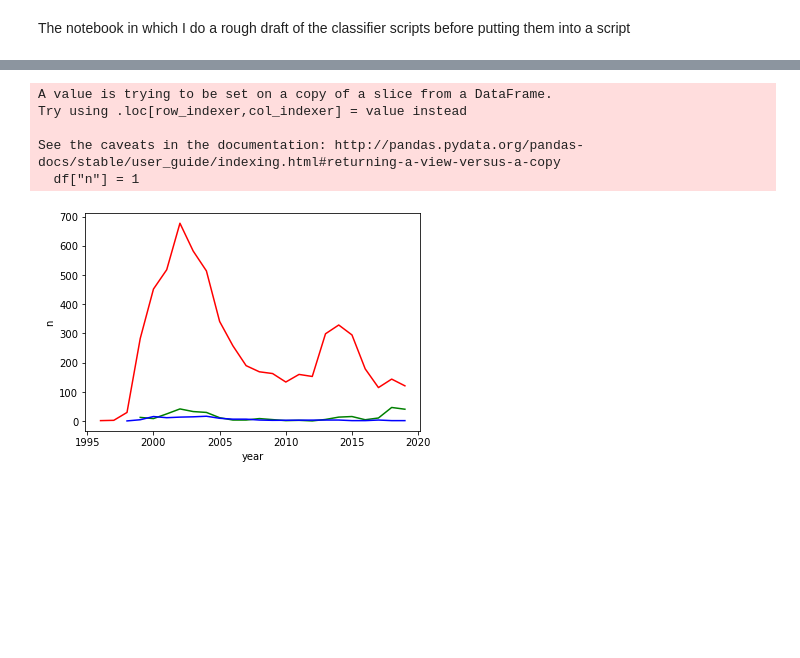
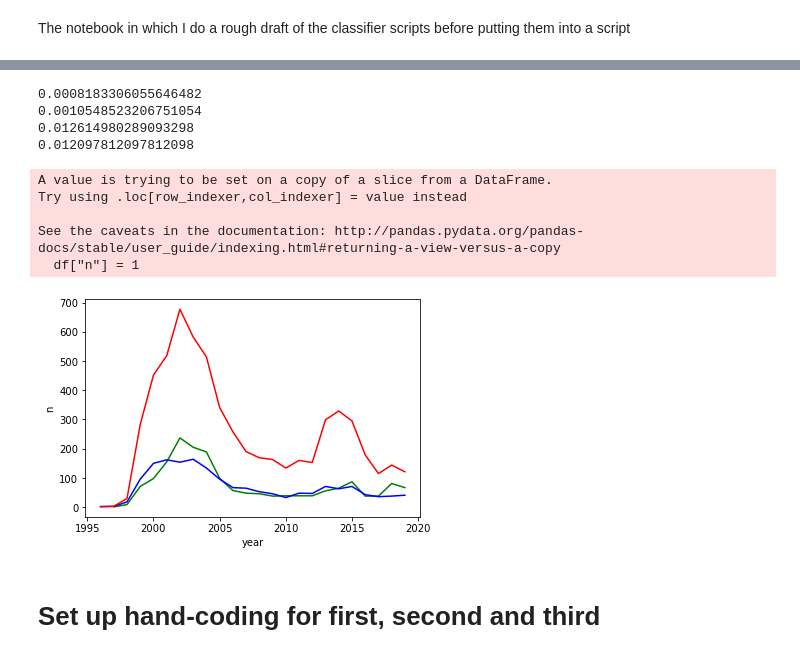
Before and after one commit to crboothb/sciencemag-careers-analysis, a Jupyter notebook: scripts/classifier.ipynb, the cells around one changed output, grey strips where cells are left out. Saved outputs shown, nothing was run; the diff lists cells and outputs as text; code cells hidden in the pictures; blank space fills up the shorter version.

Commit message:
hand coding interface, first draft

```diff
--- a/scripts/classifier.ipynb
+++ b/scripts/classifier.ipynb
@@ -321,8 +292,8 @@ counts_df.head()
 # setting up above script into a function
 
 def pronouns(f_df, sample="none"):
-    first_pronouns = [" i "," im ", " ive ", " id "," my ", " me "]
-    second_pronouns = [" you "," youre ", " youve "," youd "," your "]
+    first_pronouns = [" i "," im ", " ive ", " id "," my ", " me ", " myself "]
+    second_pronouns = [" you "," youre ", " youve "," youd "," your ", " yourself "]
     third_pronouns = []
 
     if sample == "none":
@@ -362,9 +333,13 @@ def count_pro(clean_text, person):
 
     count = 0
 
+    clean_text = replace_quotes(clean_text)
+
     for pro in pronouns:
-        count += w_text.count(pro)
+        count += clean_text.count(pro)
     return(count)
 
 counts_df = pronouns(full_dict)
-print(max(counts_df["year"]))
+
+counts_df["frac1"] = counts_df["first"]/counts_df["wc"]
+counts_df["frac2"] = counts_df["second"]/counts_df["wc"]
@@ -407,26 +377,35 @@ plt.savefig("../figs/pronounsovertime.png")
+# %%
+print(np.quantile(counts_df.frac1,.3))
+print(np.quantile(counts_df.frac2,.3))
+print(max(counts_df.frac1)*.1)
+print(max(counts_df.frac2)*.1)
+# %% [output]
+0.0008183306055646482
+0.0010548523206751054
+0.012614980289093298
+0.012097812097812098
 # %%
 # Try very rough buckets based on the proportion of pronouns
 
-# first_df = counts_df[counts_df.frac1 > np.quantile(counts_df.frac1, .6)]
-# second_df = counts_df[counts_df.frac2 > np.quantile(counts_df.frac2, .6)]
-
-first_df = counts_df[counts_df.frac1 > max(counts_df.frac1)*.5]
-second_df = counts_df[counts_df.frac2 > max(counts_df.frac2)*.5]
+first_df = counts_df[counts_df.frac1 > max(counts_df.frac1)*.1]
+second_df = counts_df[counts_df.frac2 > max(counts_df.frac2)*.1]
 
 first_vis = vis.prep_per(first_df, group_by="year")
 second_vis = vis.prep_per(second_df, group_by="year")
 full_vis = vis.prep_per(full_df, group_by = "year")
 
 sns.lineplot(x = "year", y = "n", color = "green", data=first_vis)
 sns.lineplot(x = "year", y = "n", color = "blue", data=second_vis)
 sns.lineplot(x = "year", y = "n", color = "red", data = full_vis)
 
 plt.savefig("../figs/bucketsovertime.png")
 # %% [output]
 A value is trying to be set on a copy of a slice from a DataFrame.
 Try using .loc[row_indexer,col_indexer] = value instead
 
 See the caveats in the documentation: http://pandas.pydata.org/pandas-docs/stable/user_guide/indexing.html#returning-a-view-versus-a-copy
   df["n"] = 1
-[figure, old version]
+[figure, new version]
+# %% [markdown]
+# Set up hand-coding for first, second and third
 # %%
```
Also changed, not shown: parts of 22 cells of this notebook, 1 other file.
